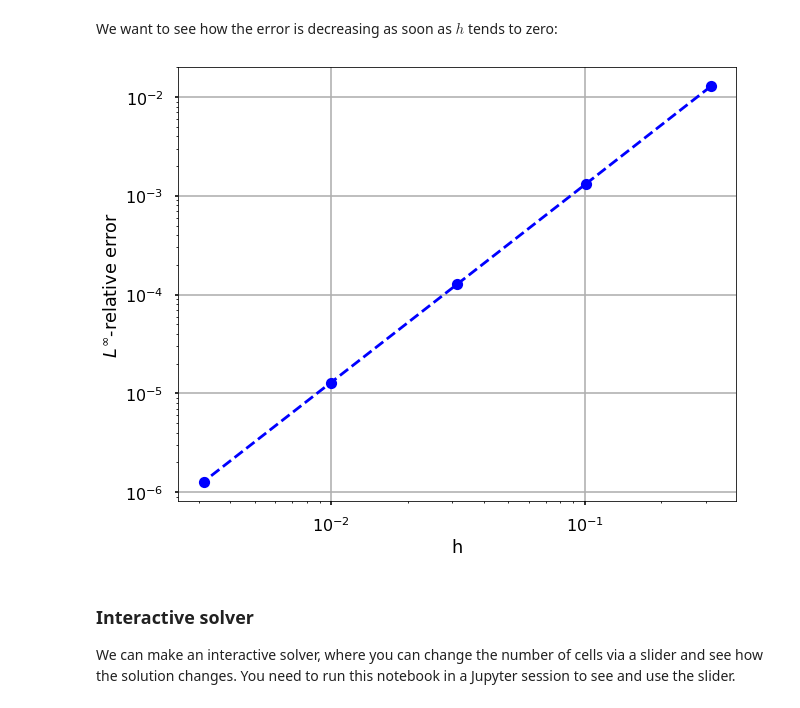
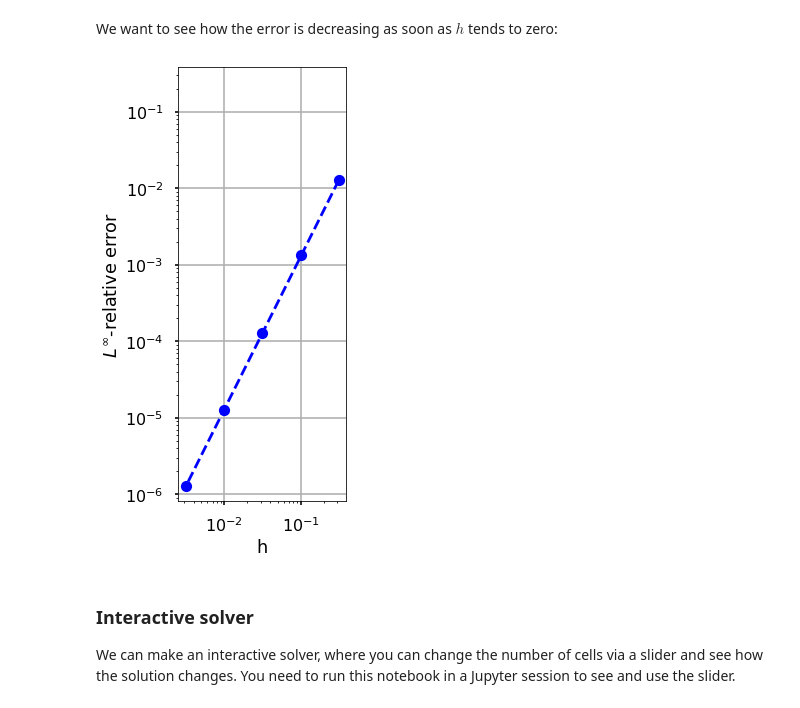
Before and after one commit to maprieto/SoftwareProfesionalAcustica, a Jupyter notebook: notebooks/FEM_method.ipynb, the cells around one changed output. Saved outputs shown, nothing was run; the diff lists cells and outputs as text; code cells hidden in the pictures.

```diff
--- a/notebooks/FEM_method.ipynb
+++ b/notebooks/FEM_method.ipynb
@@ -298,19 +305,20 @@ We want to see how the error is decreasing as soon as $h$ tends to zero:
 # %%
 nvec = np.int_(np.logspace(1,3,5))
 error = np.zeros(len(nvec))
 for j,n in enumerate(nvec):
     uh, mesh = compute_fem(L, k, distributed_load, n)
     uex, mesh_ex = compute_exact(L, k, n)
     error[j] = np.linalg.norm(uh-uex,np.inf)/np.linalg.norm(uex,np.inf)
 
 plt.figure(figsize = (10,8))
 plt.loglog(L/nvec, error, 'bo--')
 plt.xlabel('h')
 plt.ylabel(r'$L^\infty$-relative error')
+plt.axis("square")
 plt.grid()
 plt.show()
 # %% [output]
-[figure, old version]
+[figure, new version]
 # %% [markdown]
 ### Interactive solver
 
```
Also changed, not shown: parts of 2 cells of this notebook, 4 other files.
